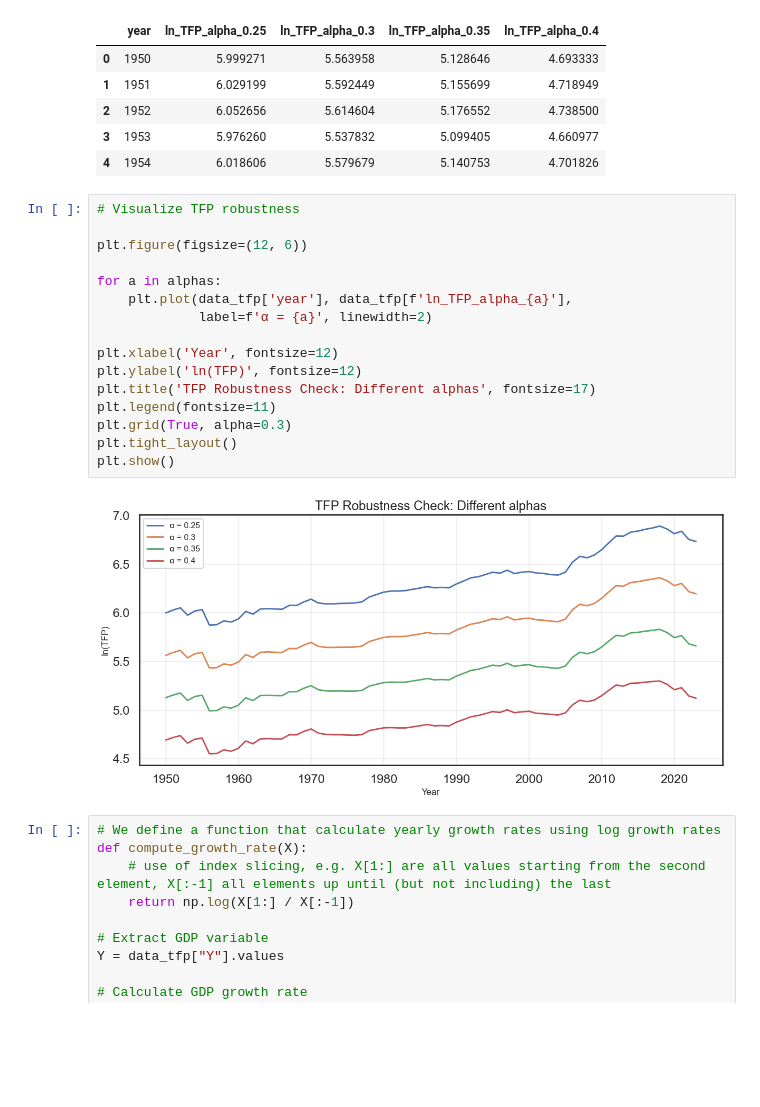
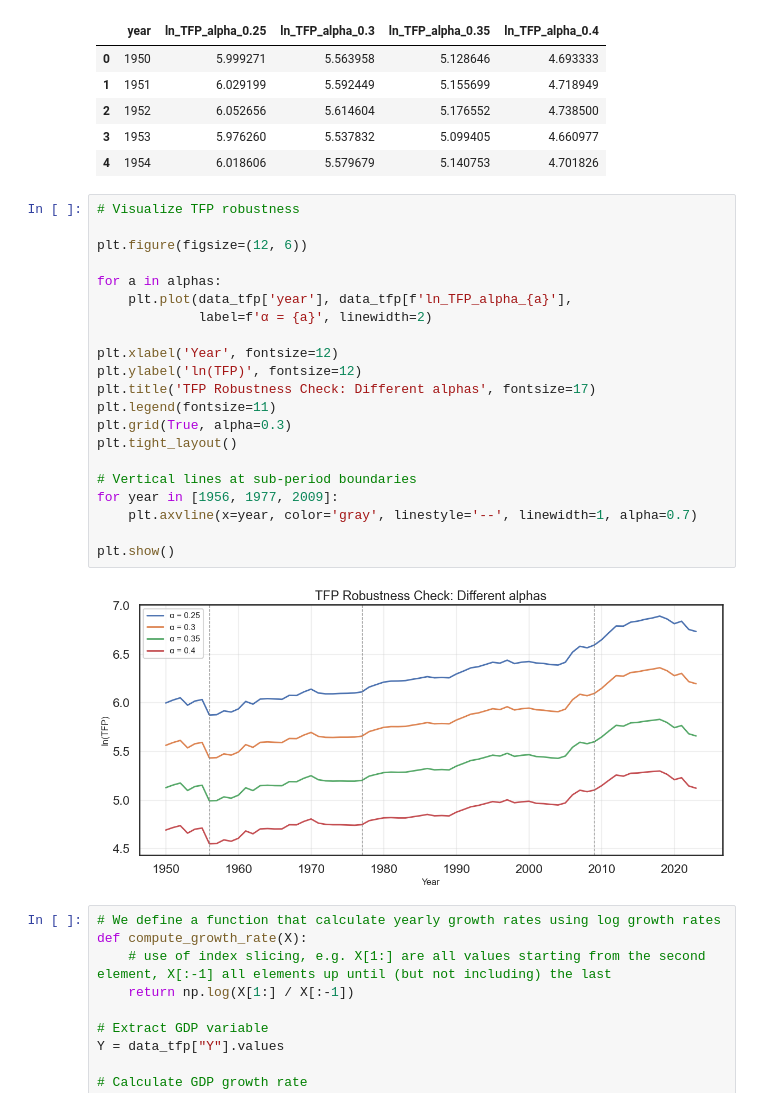
Before and after one commit to ikedasakii/EC2B1_group_project, a Jupyter notebook: find_GDP_trend.ipynb, the cells around one changed output. Drawn from its saved outputs; the diff is of its cells as text; blank space fills up the shorter version.

Commit message:
New notebook with the time periods, to make sure

```diff
--- a/find_GDP_trend.ipynb
+++ b/find_GDP_trend.ipynb
@@ -576,21 +576,26 @@ Under different alpha values:
 # %%
 # Visualize TFP robustness
 
 plt.figure(figsize=(12, 6))
 
 for a in alphas:
     plt.plot(data_tfp['year'], data_tfp[f'ln_TFP_alpha_{a}'],
              label=f'α = {a}', linewidth=2)
 
 plt.xlabel('Year', fontsize=12)
 plt.ylabel('ln(TFP)', fontsize=12)
 plt.title('TFP Robustness Check: Different alphas', fontsize=17)
 plt.legend(fontsize=11)
 plt.grid(True, alpha=0.3)
 plt.tight_layout()
+
+# Vertical lines at sub-period boundaries
+for year in [1956, 1977, 2009]:
+    plt.axvline(x=year, color='gray', linestyle='--', linewidth=1, alpha=0.7)
+
 plt.show()
 # %% [output]
-[figure, old version]
+[figure, new version]
 # %%
 # We define a function that calculate yearly growth rates using log growth rates
 def compute_growth_rate(X):
```
Also changed, not shown: 1 other file.
